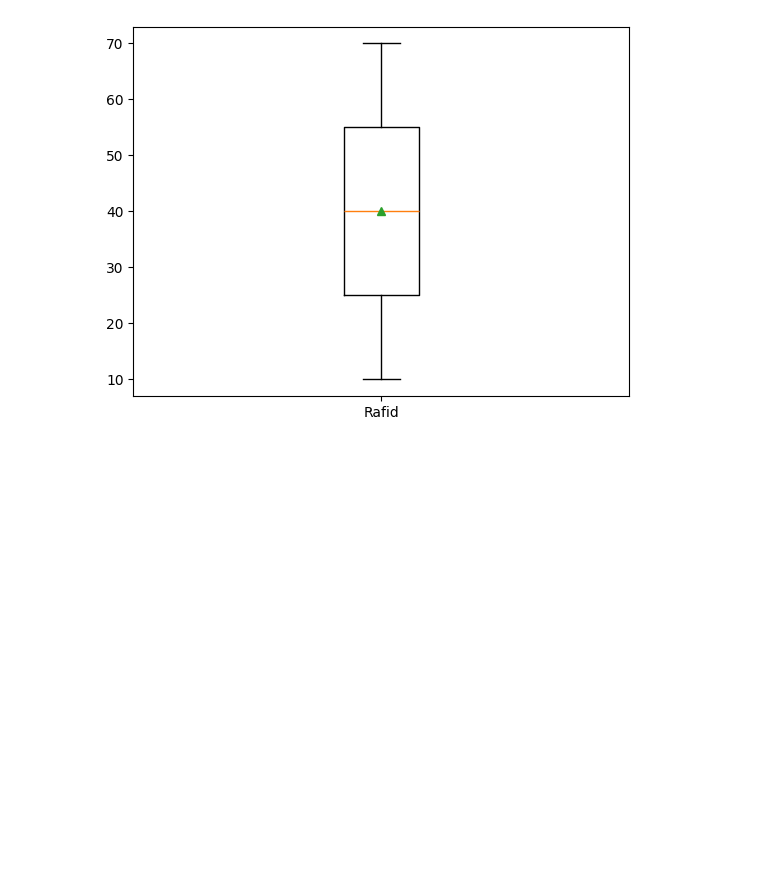
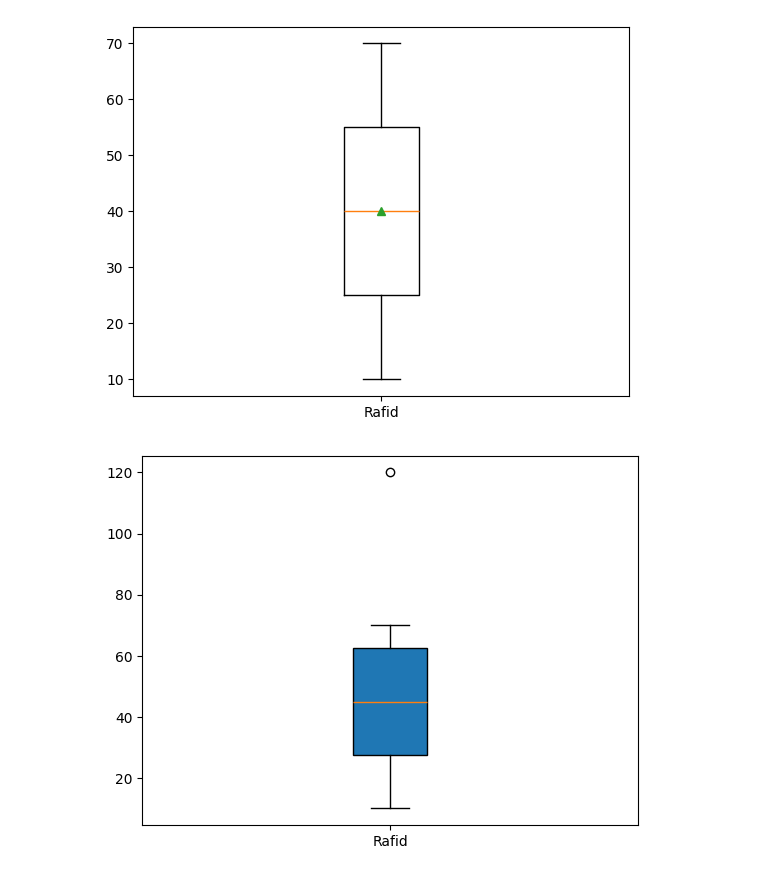
Before and after one commit to RBH2004/matplotlib, a Jupyter notebook: seventh.ipynb, the cells around one changed output. Cells and saved outputs as stored; diff of their text form; code cells hidden in the pictures; blank space fills up the shorter version.

```diff
--- a/seventh.ipynb
+++ b/seventh.ipynb
@@ -57,6 +57,8 @@ plt.show()
 # %%
 import matplotlib.pyplot as plt
 
-x=[10,20,30,40,50,60,70]
+x=[10,20,30,40,50,60,70,120]
 plt.boxplot(x,labels=['Rafid'],patch_artist=True)
-plt.show()v
+plt.show()
+# %% [output]
+[figure, added]
```
Also changed, not shown: parts of 5 cells of this notebook.
